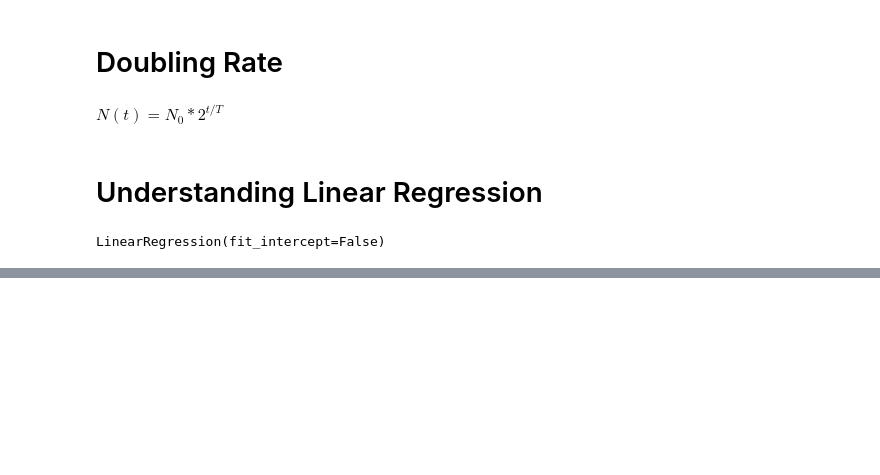
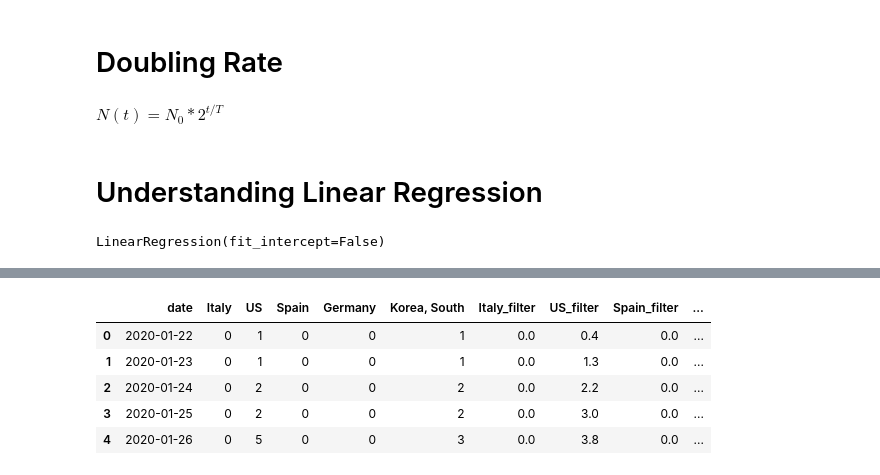
Before and after one commit to ArpitShah96/EDS, a Jupyter notebook: ads_covid_19/notebooks/Model_spread.ipynb, the cells around one changed output, grey strips where cells are left out. Cells and saved outputs as stored; diff of their text form; code cells hidden in the pictures; blank space fills up the shorter version.

```diff
--- a/ads_covid_19/notebooks/Model_spread.ipynb
+++ b/ads_covid_19/notebooks/Model_spread.ipynb
@@ -151,0 +168,9 @@ Y_hat=reg.predict(X_hat)
+# %%
+df_analyse=pd.read_csv(r"..\data\processed\COVID_small_flat_table.csv",sep=';', parse_dates=[0])
+country_list=df_analyse.columns[1:]
+# %%
+## filter data
+for each in country_list:
+    df_analyse[each+'_filter']=signal.savgol_filter(df_analyse[each],
+                           5, # window size used for filtering
+                           1) # order of fitted polynomial
@@ -151,0 +185,9 @@ Y_hat=reg.predict(X_hat)
+# %%
+df_analyse.head()
+# %% [output]
+|  | date | Italy | US | Spain | Germany | Korea, South | Italy_filter | US_filter | Spain_filter | ... |
+| 0 | 2020-01-22 | 0 | 1 | 0 | 0 | 1 | 0.0 | 0.4 | 0.0 | ... |
+| 1 | 2020-01-23 | 0 | 1 | 0 | 0 | 1 | 0.0 | 1.3 | 0.0 | ... |
+| 2 | 2020-01-24 | 0 | 2 | 0 | 0 | 2 | 0.0 | 2.2 | 0.0 | ... |
+| 3 | 2020-01-25 | 0 | 2 | 0 | 0 | 2 | 0.0 | 3.0 | 0.0 | ... |
+| 4 | 2020-01-26 | 0 | 5 | 0 | 0 | 3 | 0.0 | 3.8 | 0.0 | ... |
```
Also changed, not shown: parts of 17 cells of this notebook, 1 other file.
